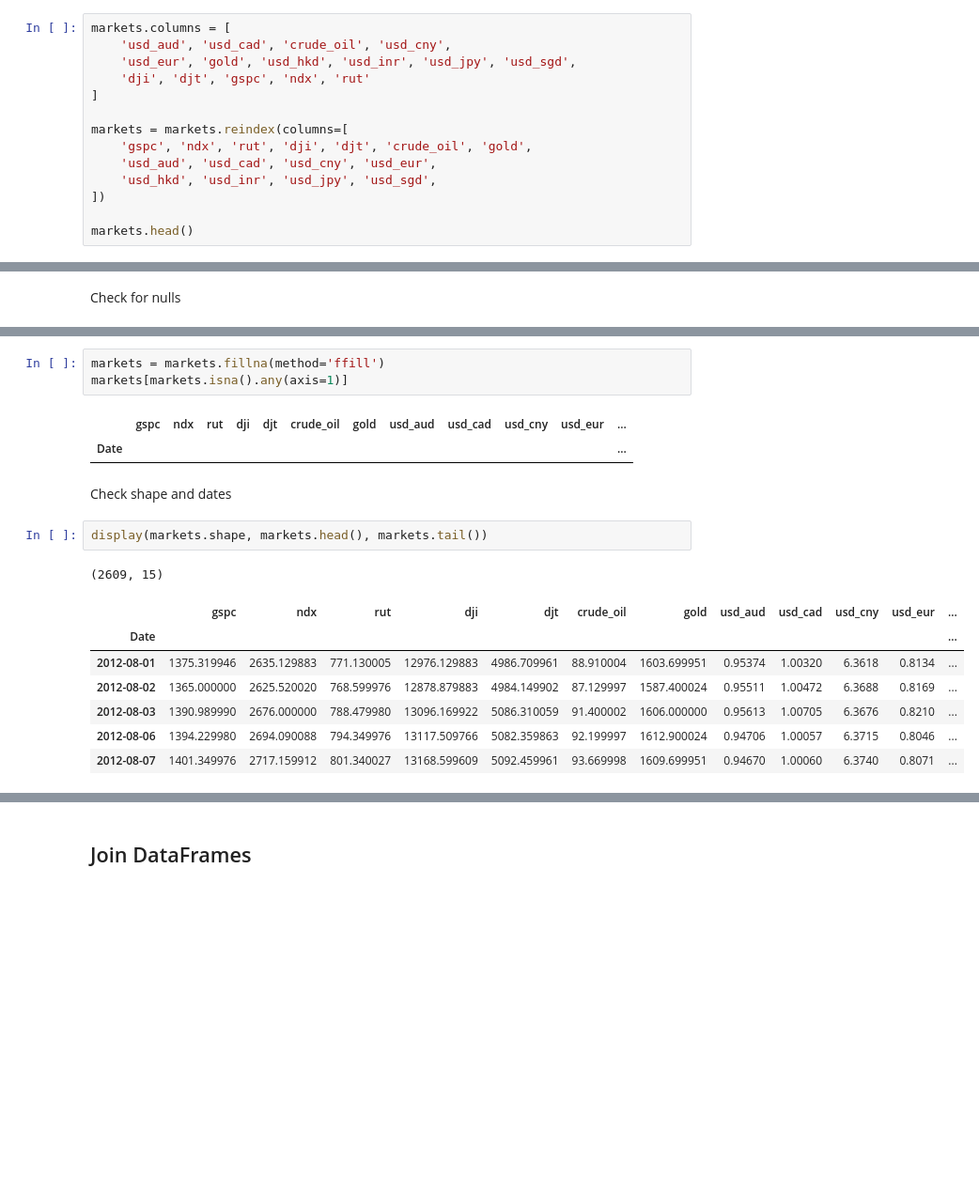
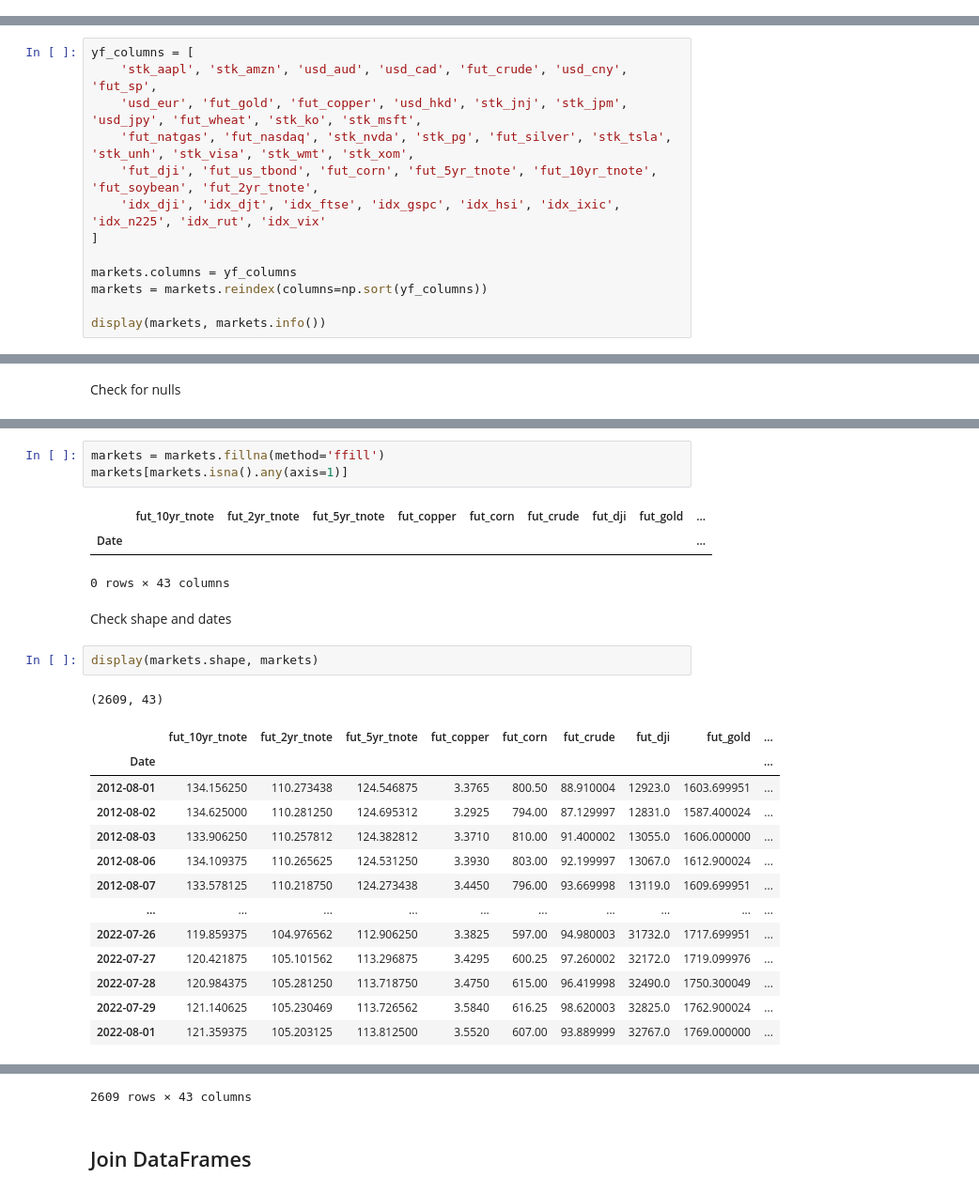
Before and after one commit to adamgulyas/cnn-vs-xgboost, a Jupyter notebook: notebooks/initial_variables.ipynb, the cells around one changed output, grey strips where cells are left out. Shown at 94% size. Cells and saved outputs as stored; diff of their text form; blank space fills up the shorter version.

Commit message:
Add variables of major US stocks, bonds, international market indices, and futures; 72 variables in total

```diff
--- a/notebooks/initial_variables.ipynb
+++ b/notebooks/initial_variables.ipynb
@@ -265,16 +291,2 @@ markets.tail()
 # %% [markdown]
 Format column Names
-# %%
-markets.columns = [
-    'usd_aud', 'usd_cad', 'crude_oil', 'usd_cny',
-    'usd_eur', 'gold', 'usd_hkd', 'usd_inr', 'usd_jpy', 'usd_sgd',
-    'dji', 'djt', 'gspc', 'ndx', 'rut'
-]
-
-markets = markets.reindex(columns=[
-    'gspc', 'ndx', 'rut', 'dji', 'djt', 'crude_oil', 'gold',
-    'usd_aud', 'usd_cad', 'usd_cny', 'usd_eur',
-    'usd_hkd', 'usd_inr', 'usd_jpy', 'usd_sgd',
-])
-
-markets.head()
@@ -288,0 +293,13 @@ markets.head()
+# %%
+yf_columns = [
+    'stk_aapl', 'stk_amzn', 'usd_aud', 'usd_cad', 'fut_crude', 'usd_cny', 'fut_sp',
+    'usd_eur', 'fut_gold', 'fut_copper', 'usd_hkd', 'stk_jnj', 'stk_jpm', 'usd_jpy', 'fut_wheat', 'stk_ko', 'stk_msft',
+    'fut_natgas', 'fut_nasdaq', 'stk_nvda', 'stk_pg', 'fut_silver', 'stk_tsla', 'stk_unh', 'stk_visa', 'stk_wmt', 'stk_xom',
+    'fut_dji', 'fut_us_tbond', 'fut_corn', 'fut_5yr_tnote', 'fut_10yr_tnote', 'fut_soybean', 'fut_2yr_tnote',
+    'idx_dji', 'idx_djt', 'idx_ftse', 'idx_gspc', 'idx_hsi', 'idx_ixic', 'idx_n225', 'idx_rut', 'idx_vix'
+]
+
+markets.columns = yf_columns
+markets = markets.reindex(columns=np.sort(yf_columns))
+
+display(markets, markets.info())
@@ -315,18 +367,25 @@ We will use `df.ffill()` to forward-fill the nulls. Back-filling would introduce
 markets = markets.fillna(method='ffill')
 markets[markets.isna().any(axis=1)]
 # %% [output]
-|  | gspc | ndx | rut | dji | djt | crude_oil | gold | usd_aud | usd_cad | usd_cny | usd_eur | ... |
-| Date |  |  |  |  |  |  |  |  |  |  |  | ... |
+|  | fut_10yr_tnote | fut_2yr_tnote | fut_5yr_tnote | fut_copper | fut_corn | fut_crude | fut_dji | fut_gold | ... |
+| Date |  |  |  |  |  |  |  |  | ... |
+0 rows × 43 columns
 # %% [markdown]
 Check shape and dates
 # %%
-display(markets.shape, markets.head(), markets.tail())
+display(markets.shape, markets)
 # %% [output]
-(2609, 15)
+(2609, 43)
-|  | gspc | ndx | rut | dji | djt | crude_oil | gold | usd_aud | usd_cad | usd_cny | usd_eur | ... |
-| Date |  |  |  |  |  |  |  |  |  |  |  | ... |
-| 2012-08-01 | 1375.319946 | 2635.129883 | 771.130005 | 12976.129883 | 4986.709961 | 88.910004 | 1603.699951 | 0.95374 | 1.00320 | 6.3618 | 0.8134 | ... |
-| 2012-08-02 | 1365.000000 | 2625.520020 | 768.599976 | 12878.879883 | 4984.149902 | 87.129997 | 1587.400024 | 0.95511 | 1.00472 | 6.3688 | 0.8169 | ... |
-| 2012-08-03 | 1390.989990 | 2676.000000 | 788.479980 | 13096.169922 | 5086.310059 | 91.400002 | 1606.000000 | 0.95613 | 1.00705 | 6.3676 | 0.8210 | ... |
-| 2012-08-06 | 1394.229980 | 2694.090088 | 794.349976 | 13117.509766 | 5082.359863 | 92.199997 | 1612.900024 | 0.94706 | 1.00057 | 6.3715 | 0.8046 | ... |
-| 2012-08-07 | 1401.349976 | 2717.159912 | 801.340027 | 13168.599609 | 5092.459961 | 93.669998 | 1609.699951 | 0.94670 | 1.00060 | 6.3740 | 0.8071 | ... |
+|  | fut_10yr_tnote | fut_2yr_tnote | fut_5yr_tnote | fut_copper | fut_corn | fut_crude | fut_dji | fut_gold | ... |
+| Date |  |  |  |  |  |  |  |  | ... |
+| 2012-08-01 | 134.156250 | 110.273438 | 124.546875 | 3.3765 | 800.50 | 88.910004 | 12923.0 | 1603.699951 | ... |
+| 2012-08-02 | 134.625000 | 110.281250 | 124.695312 | 3.2925 | 794.00 | 87.129997 | 12831.0 | 1587.400024 | ... |
+| 2012-08-03 | 133.906250 | 110.257812 | 124.382812 | 3.3710 | 810.00 | 91.400002 | 13055.0 | 1606.000000 | ... |
+| 2012-08-06 | 134.109375 | 110.265625 | 124.531250 | 3.3930 | 803.00 | 92.199997 | 13067.0 | 1612.900024 | ... |
+| 2012-08-07 | 133.578125 | 110.218750 | 124.273438 | 3.4450 | 796.00 | 93.669998 | 13119.0 | 1609.699951 | ... |
+| ... | ... | ... | ... | ... | ... | ... | ... | ... | ... |
+| 2022-07-26 | 119.859375 | 104.976562 | 112.906250 | 3.3825 | 597.00 | 94.980003 | 31732.0 | 1717.699951 | ... |
+| 2022-07-27 | 120.421875 | 105.101562 | 113.296875 | 3.4295 | 600.25 | 97.260002 | 32172.0 | 1719.099976 | ... |
+| 2022-07-28 | 120.984375 | 105.281250 | 113.718750 | 3.4750 | 615.00 | 96.419998 | 32490.0 | 1750.300049 | ... |
+| 2022-07-29 | 121.140625 | 105.230469 | 113.726562 | 3.5840 | 616.25 | 98.620003 | 32825.0 | 1762.900024 | ... |
+| 2022-08-01 | 121.359375 | 105.203125 | 113.812500 | 3.5520 | 607.00 | 93.889999 | 32767.0 | 1769.000000 | ... |
@@ -340,3 +392,4 @@ display(markets.shape, markets.head(), markets.tail())
+2609 rows × 43 columns
 # %% [markdown]
 ## Join DataFrames
 # %%
```
Also changed, not shown: parts of 17 cells of this notebook, 1 other file.
